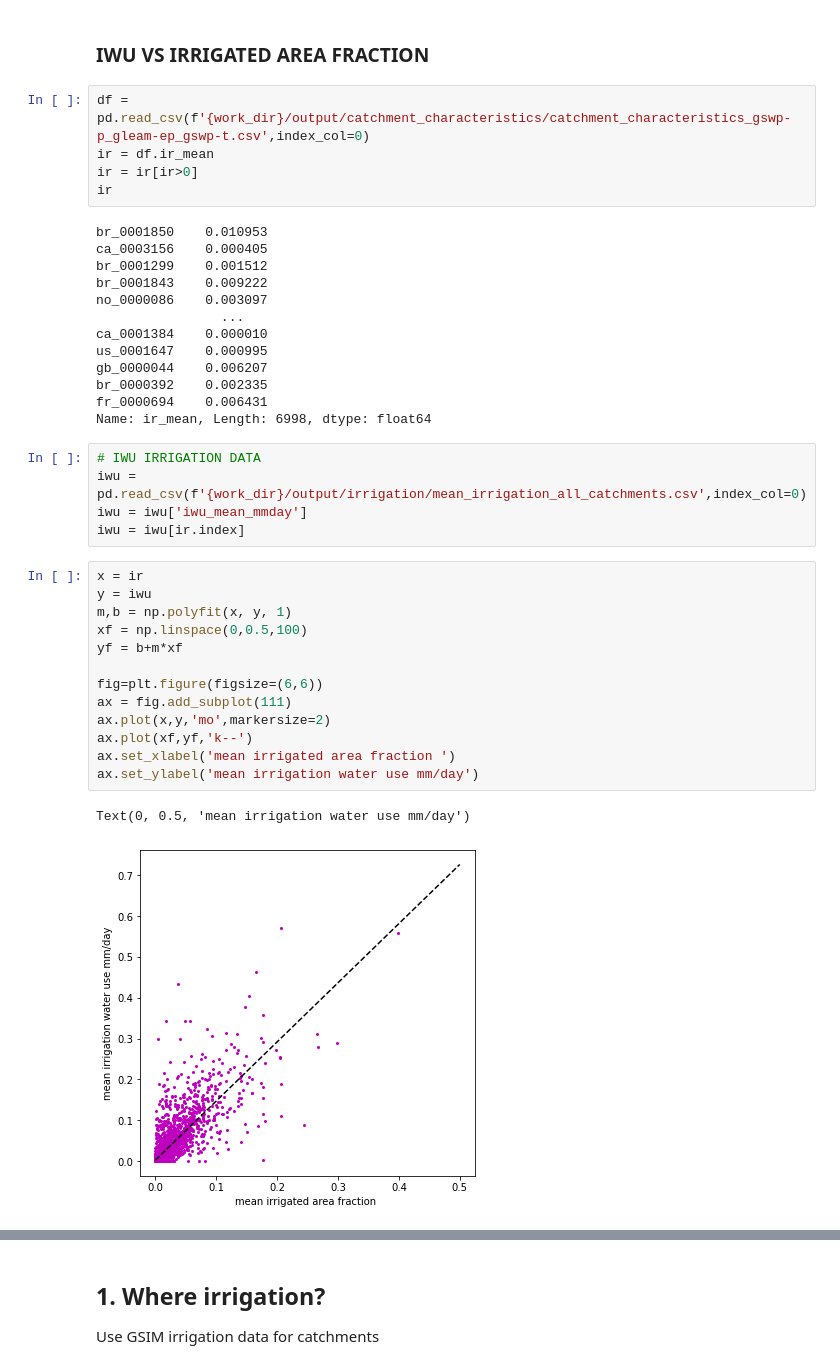
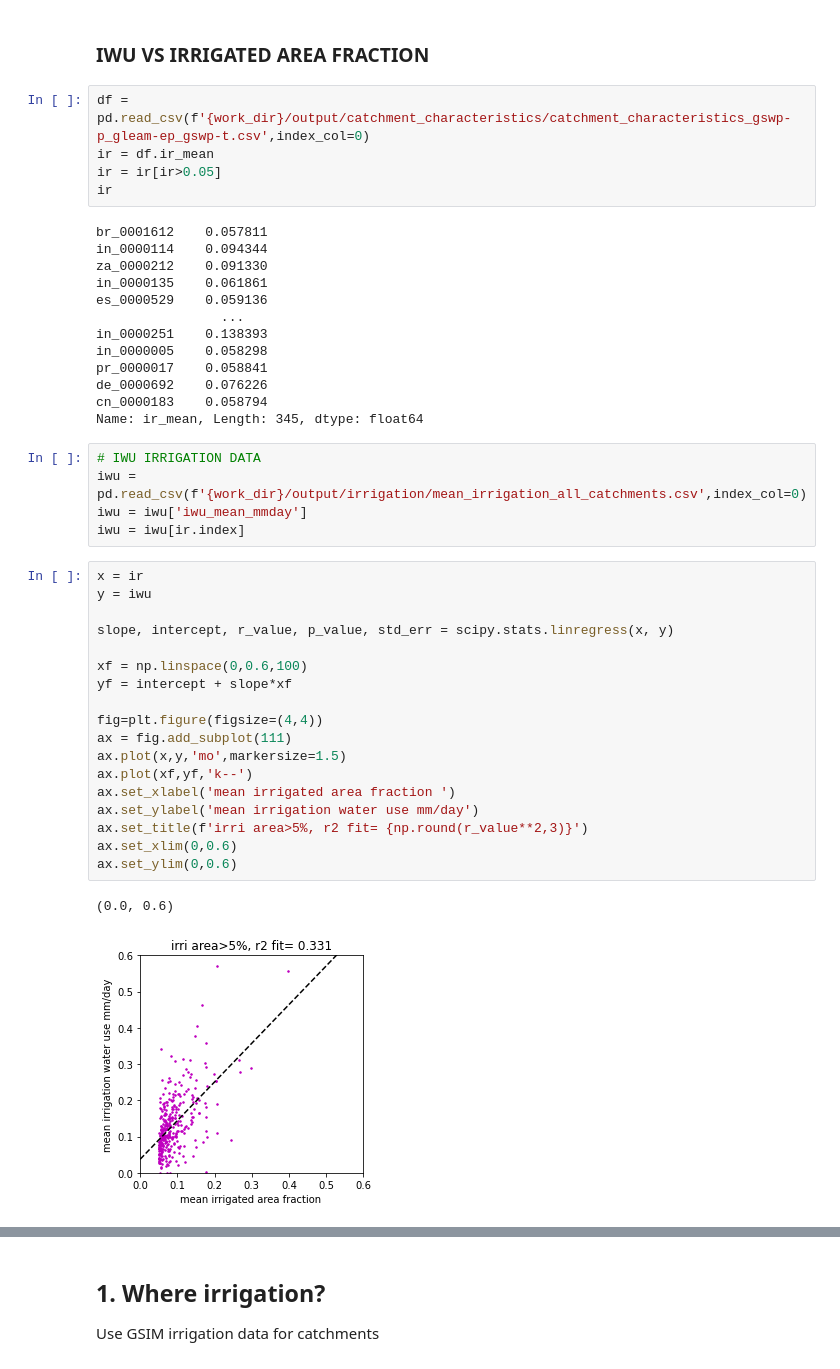
Before and after one commit to fvanoorschot/global_sr_module, a Jupyter notebook: test_irrigation.ipynb, the cells around one changed output, grey strips where cells are left out. Cells and saved outputs as stored; diff of their text form.

```diff
--- a/test_irrigation.ipynb
+++ b/test_irrigation.ipynb
@@ -20,21 +27,21 @@ work_dir=Path("/scratch/fransjevanoors/global_sr")
 # %%
 df = pd.read_csv(f'{work_dir}/output/catchment_characteristics/catchment_characteristics_gswp-p_gleam-ep_gswp-t.csv',index_col=0)
 ir = df.ir_mean
-ir = ir[ir>0]
+ir = ir[ir>0.05]
 ir
 # %% [output]
-br_0001850    0.010953
-ca_0003156    0.000405
-br_0001299    0.001512
-br_0001843    0.009222
-no_0000086    0.003097
+br_0001612    0.057811
+in_0000114    0.094344
+za_0000212    0.091330
+in_0000135    0.061861
+es_0000529    0.059136
                 ...
-ca_0001384    0.000010
-us_0001647    0.000995
-gb_0000044    0.006207
-br_0000392    0.002335
-fr_0000694    0.006431
-Name: ir_mean, Length: 6998, dtype: float64
+in_0000251    0.138393
+in_0000005    0.058298
+pr_0000017    0.058841
+de_0000692    0.076226
+cn_0000183    0.058794
+Name: ir_mean, Length: 345, dtype: float64
 # %%
 # IWU IRRIGATION DATA
 iwu = pd.read_csv(f'{work_dir}/output/irrigation/mean_irrigation_all_catchments.csv',index_col=0)
@@ -43,16 +50,21 @@ iwu = iwu[ir.index]
 # %%
 x = ir
 y = iwu
-m,b = np.polyfit(x, y, 1)
-xf = np.linspace(0,0.5,100)
-yf = b+m*xf
 
-fig=plt.figure(figsize=(6,6))
+slope, intercept, r_value, p_value, std_err = scipy.stats.linregress(x, y)
+
+xf = np.linspace(0,0.6,100)
+yf = intercept + slope*xf
+
+fig=plt.figure(figsize=(4,4))
 ax = fig.add_subplot(111)
-ax.plot(x,y,'mo',markersize=2)
+ax.plot(x,y,'mo',markersize=1.5)
 ax.plot(xf,yf,'k--')
 ax.set_xlabel('mean irrigated area fraction ')
 ax.set_ylabel('mean irrigation water use mm/day')
+ax.set_title(f'irri area>5%, r2 fit= {np.round(r_value**2,3)}')
+ax.set_xlim(0,0.6)
+ax.set_ylim(0,0.6)
 # %% [output]
-Text(0, 0.5, 'mean irrigation water use mm/day')
+(0.0, 0.6)
-[figure, old version]
+[figure, new version]
```
Also changed, not shown: parts of 97 cells of this notebook, 7 other files.
